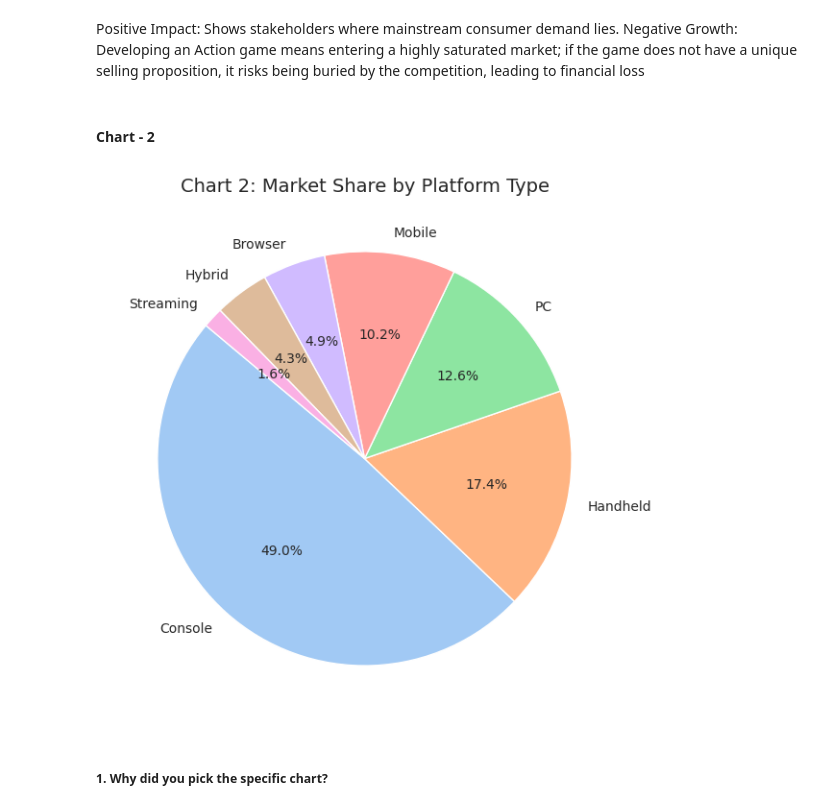
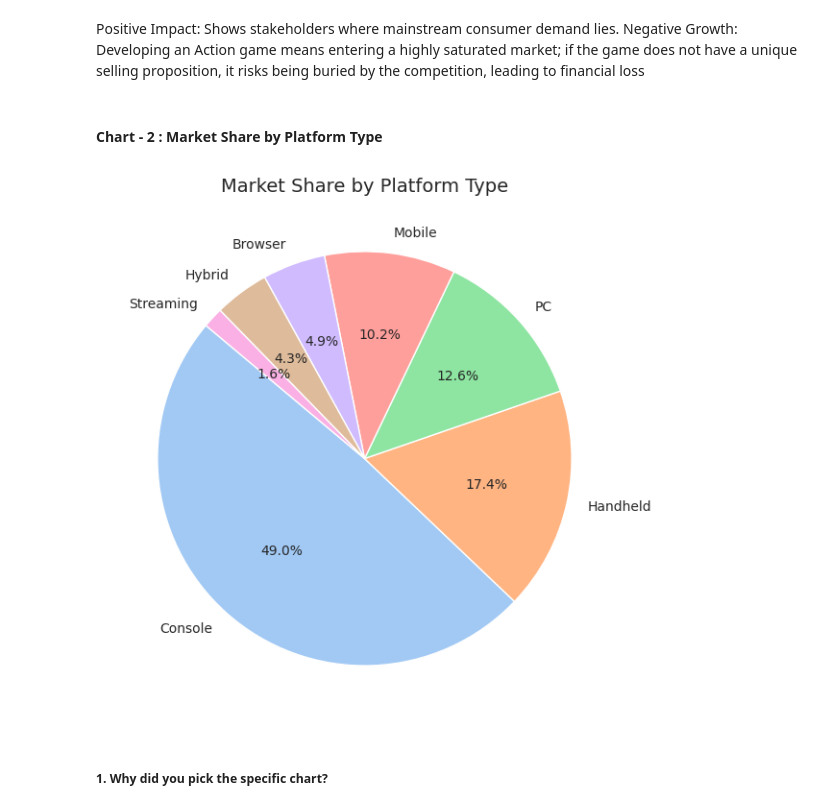
Before and after one commit to VishalChauhan85/Video-Game-Sales-EDA-Capstone, a Jupyter notebook: Video_Game_Sales_&_Metacritic_Intelligence_(Vishal_Chauhan).ipynb, the cells around one changed output. Cells and saved outputs as stored; diff of their text form; code cells hidden in the pictures.

```diff
--- a/Video_Game_Sales_&_Metacritic_Intelligence_(Vishal_Chauhan).ipynb
+++ b/Video_Game_Sales_&_Metacritic_Intelligence_(Vishal_Chauhan).ipynb
@@ -267,15 +267,15 @@ Are there any insights that lead to negative growth? Justify with specific reaso
 # %% [markdown]
 Positive Impact: Shows stakeholders where mainstream consumer demand lies. Negative Growth: Developing an Action game means entering a highly saturated market; if the game does not have a unique selling proposition, it risks being buried by the competition, leading to financial loss
 # %% [markdown]
-#### Chart - 2
+#### Chart - 2 : Market Share by Platform Type
 # %%
 plt.figure(figsize=(7, 7))
 platform_counts = df_clean['platform_type'].value_counts()
 plt.pie(platform_counts, labels=platform_counts.index, autopct='%1.1f%%', startangle=140, colors=sns.color_palette('pastel'))
-plt.title('Chart 2: Market Share by Platform Type', fontsize=14)
+plt.title('Market Share by Platform Type', fontsize=14)
 plt.show()
 # %% [output]
-[figure, old version]
+[figure, new version]
 # %% [markdown]
 ##### 1. Why did you pick the specific chart?
 # %% [markdown]
```
Also changed, not shown: parts of 50 cells of this notebook.
